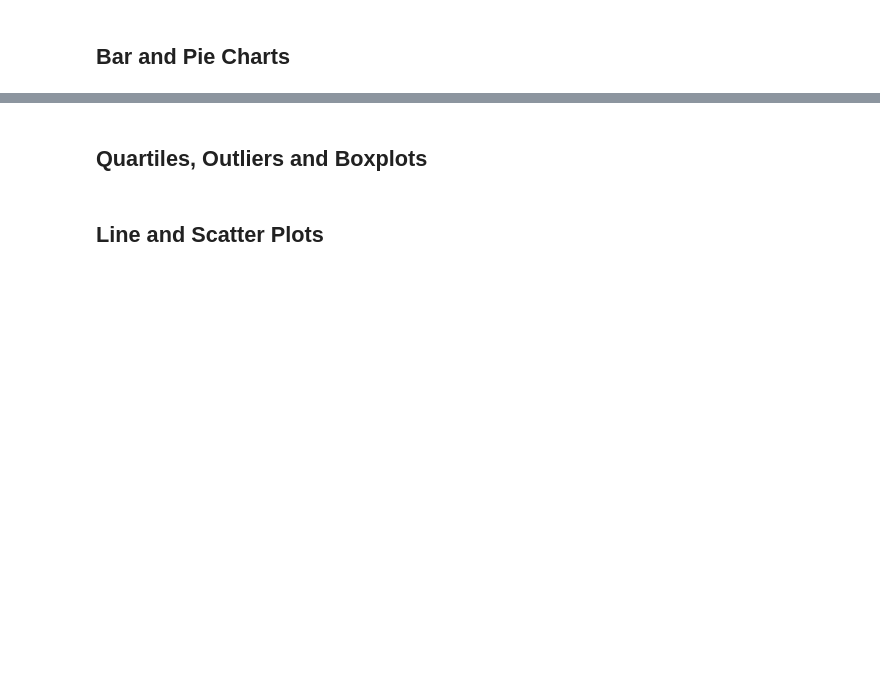
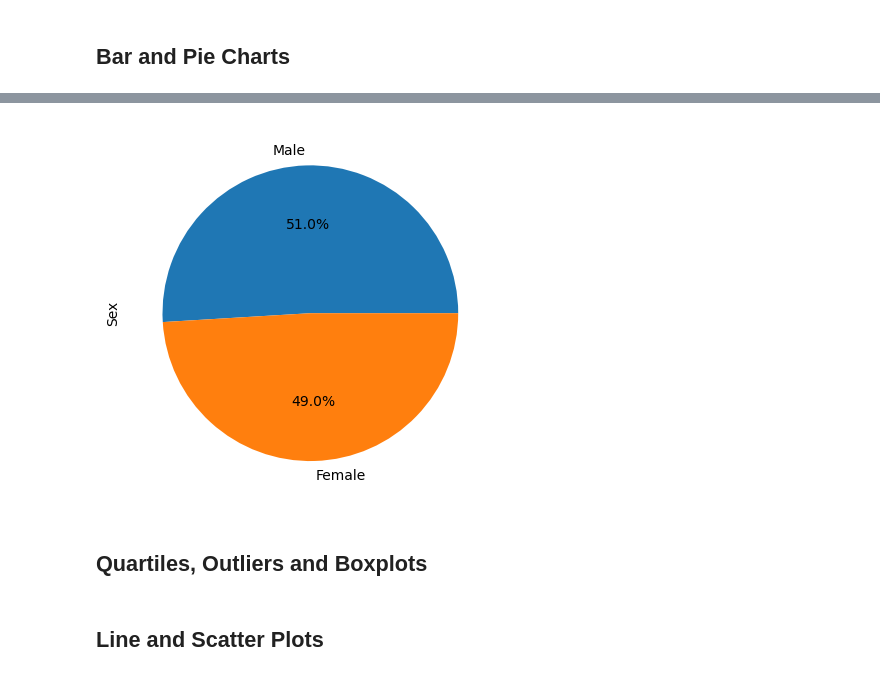
Before and after one commit to dmropp/data-visualization-challenge, a Jupyter notebook: Pymaceuticals/pymaceuticals_main.ipynb, the cells around one changed output, grey strips where cells are left out. Cells and saved outputs as stored; diff of their text form; code cells hidden in the pictures; blank space fills up the shorter version.

```diff
--- a/Pymaceuticals/pymaceuticals_main.ipynb
+++ b/Pymaceuticals/pymaceuticals_main.ipynb
@@ -170,5 +214,12 @@ summary_stats
 # %%
 # Generate a pie plot showing the distribution of female versus male mice using pyplot
+sexes = ["Male", "Female"]
+
+plt.pie(mouse_sex, labels=sexes, autopct="%1.1f%%")
+plt.ylabel("Sex")
+plt.show()
+# %% [output]
+[figure, added]
 # %% [markdown]
 ## Quartiles, Outliers and Boxplots
 # %%
```
Also changed, not shown: parts of 4 cells of this notebook.
